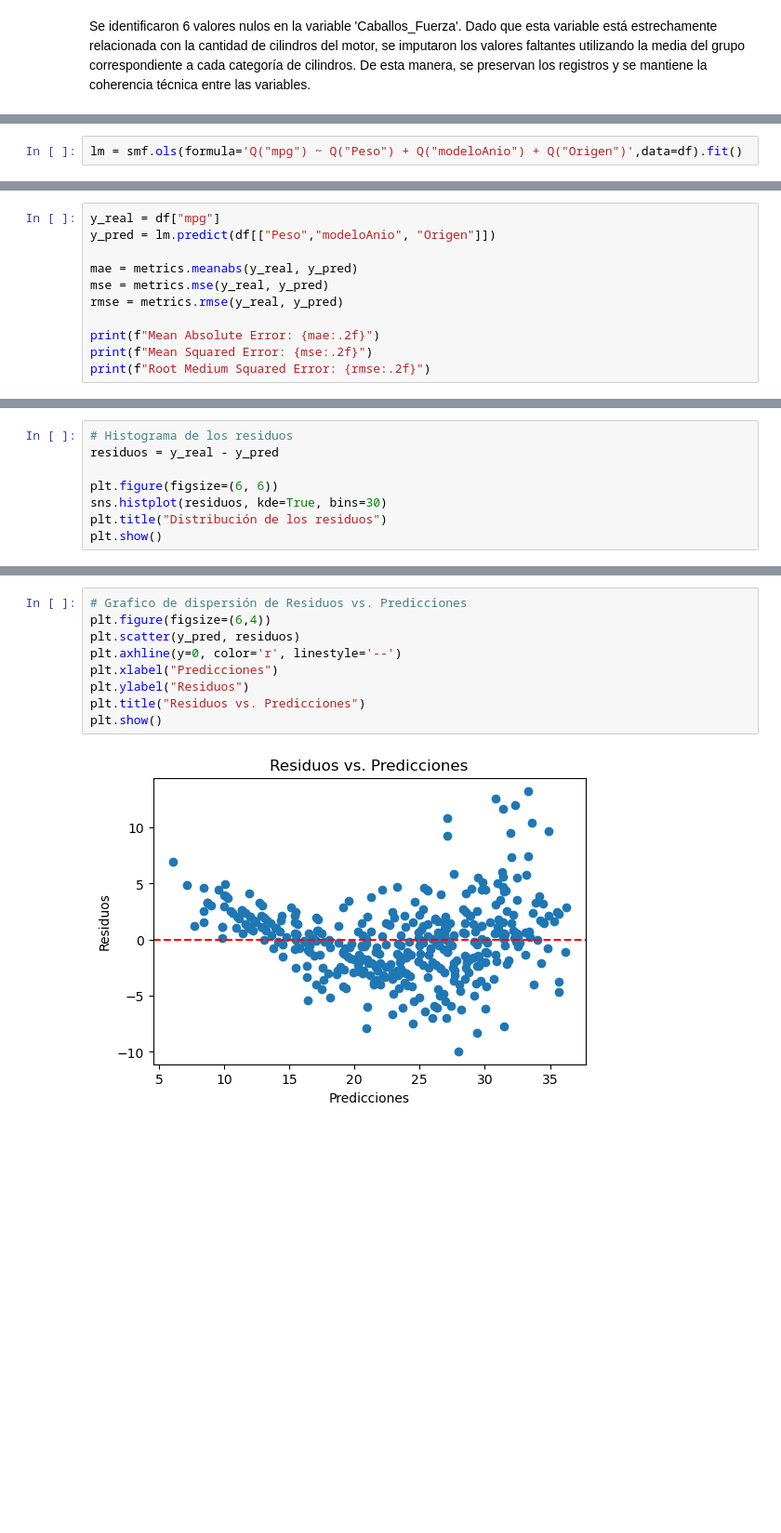
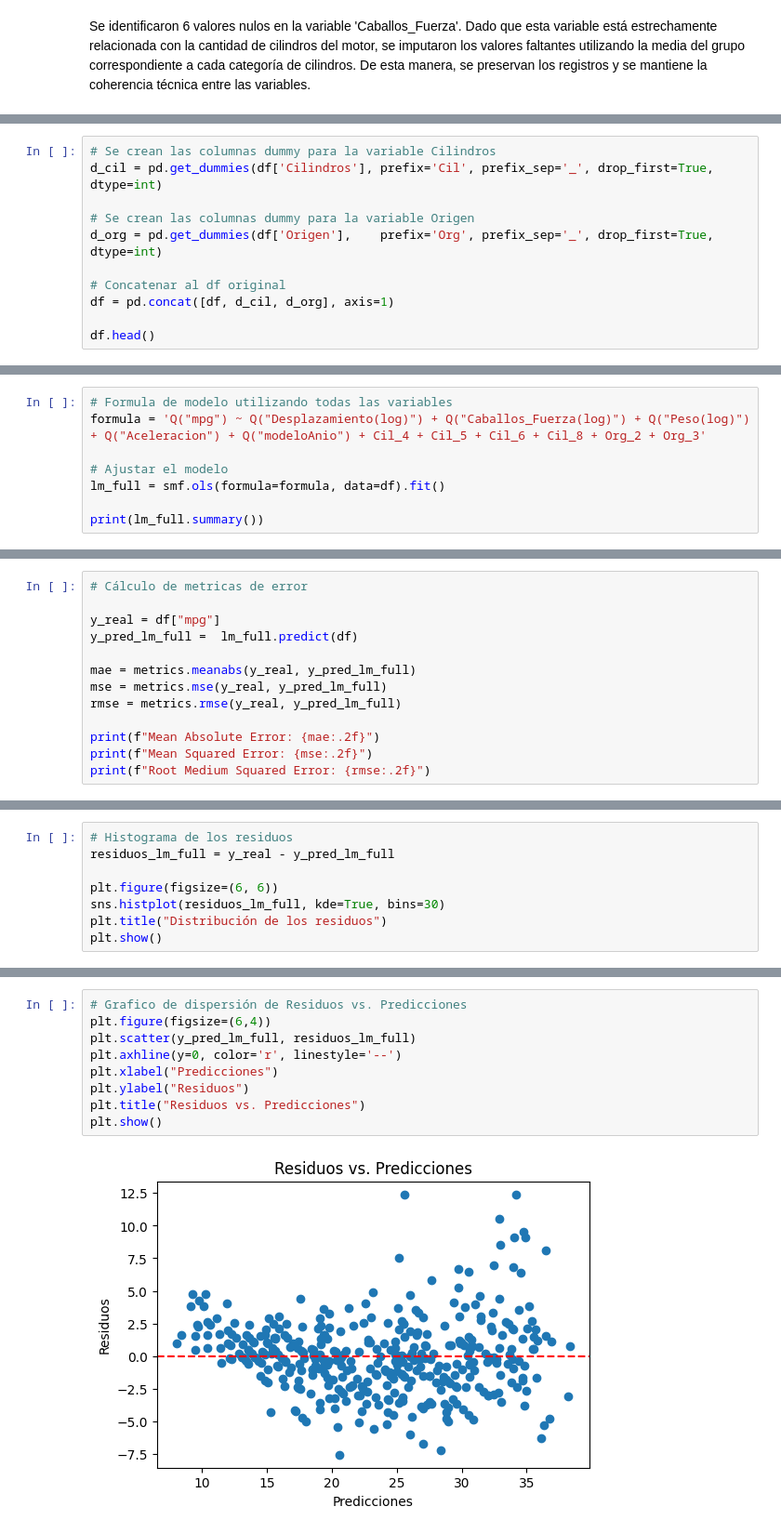
Before and after one commit to JuanAlbornoz32/Proyectos_Bootcamp_Analisis_de_Datos, a Jupyter notebook: ejercicios_en_python/modelos_de_regresion/regresion_multiple/ejercicio_millas_por_galon.ipynb, the cells around one changed output, grey strips where cells are left out. Shown at 93% size. Cells and saved outputs as stored; diff of their text form; blank space fills up the shorter version.

```diff
--- a/ejercicios_en_python/modelos_de_regresion/regresion_multiple/ejercicio_millas_por_galon.ipynb
+++ b/ejercicios_en_python/modelos_de_regresion/regresion_multiple/ejercicio_millas_por_galon.ipynb
@@ -119,0 +173,11 @@ plt.show()
+# %%
+# Se crean las columnas dummy para la variable Cilindros
+d_cil = pd.get_dummies(df['Cilindros'], prefix='Cil', prefix_sep='_', drop_first=True, dtype=int)
+
+# Se crean las columnas dummy para la variable Origen
+d_org = pd.get_dummies(df['Origen'],    prefix='Org', prefix_sep='_', drop_first=True, dtype=int)
+
+# Concatenar al df original
+df = pd.concat([df, d_cil, d_org], axis=1)
+
+df.head()
@@ -150,2 +250,8 @@ plt.show()
 # %%
-lm = smf.ols(formula='Q("mpg") ~ Q("Peso") + Q("modeloAnio") + Q("Origen")',data=df).fit()
+# Formula de modelo utilizando todas las variables
+formula = 'Q("mpg") ~ Q("Desplazamiento(log)") + Q("Caballos_Fuerza(log)") + Q("Peso(log)") + Q("Aceleracion") + Q("modeloAnio") + Cil_4 + Cil_5 + Cil_6 + Cil_8 + Org_2 + Org_3'
+
+# Ajustar el modelo
+lm_full = smf.ols(formula=formula, data=df).fit()
+
+print(lm_full.summary())
@@ -188,10 +301,12 @@ strong multicollinearity or other numerical problems.
 # %%
+# Cálculo de metricas de error
+
 y_real = df["mpg"]
-y_pred = lm.predict(df[["Peso","modeloAnio", "Origen"]])
+y_pred_lm_full =  lm_full.predict(df)
 
-mae = metrics.meanabs(y_real, y_pred)
-mse = metrics.mse(y_real, y_pred)
-rmse = metrics.rmse(y_real, y_pred)
+mae = metrics.meanabs(y_real, y_pred_lm_full)
+mse = metrics.mse(y_real, y_pred_lm_full)
+rmse = metrics.rmse(y_real, y_pred_lm_full)
 
 print(f"Mean Absolute Error: {mae:.2f}")
 print(f"Mean Squared Error: {mse:.2f}")
@@ -232,9 +345,9 @@ plt.show()
 # %%
 # Histograma de los residuos
-residuos = y_real - y_pred
+residuos_lm_full = y_real - y_pred_lm_full
 
 plt.figure(figsize=(6, 6))
-sns.histplot(residuos, kde=True, bins=30)
+sns.histplot(residuos_lm_full, kde=True, bins=30)
 plt.title("Distribución de los residuos")
 plt.show()
 # %% [output]
@@ -242,11 +357,11 @@ plt.show()
 # %%
 # Grafico de dispersión de Residuos vs. Predicciones
 plt.figure(figsize=(6,4))
-plt.scatter(y_pred, residuos)
+plt.scatter(y_pred_lm_full, residuos_lm_full)
 plt.axhline(y=0, color='r', linestyle='--')
 plt.xlabel("Predicciones")
 plt.ylabel("Residuos")
 plt.title("Residuos vs. Predicciones")
 plt.show()
 # %% [output]
-[figure, old version]
+[figure, new version]
```
Also changed, not shown: parts of 46 cells of this notebook.
